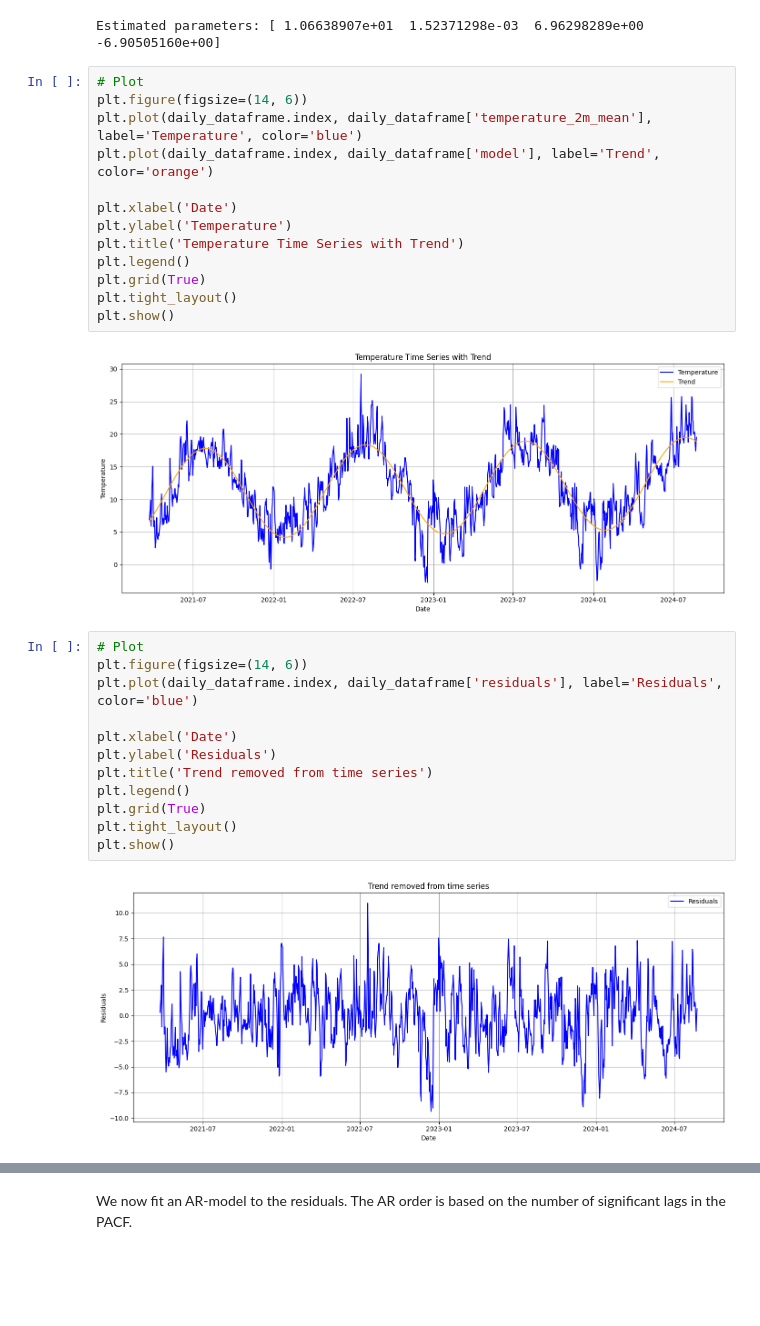
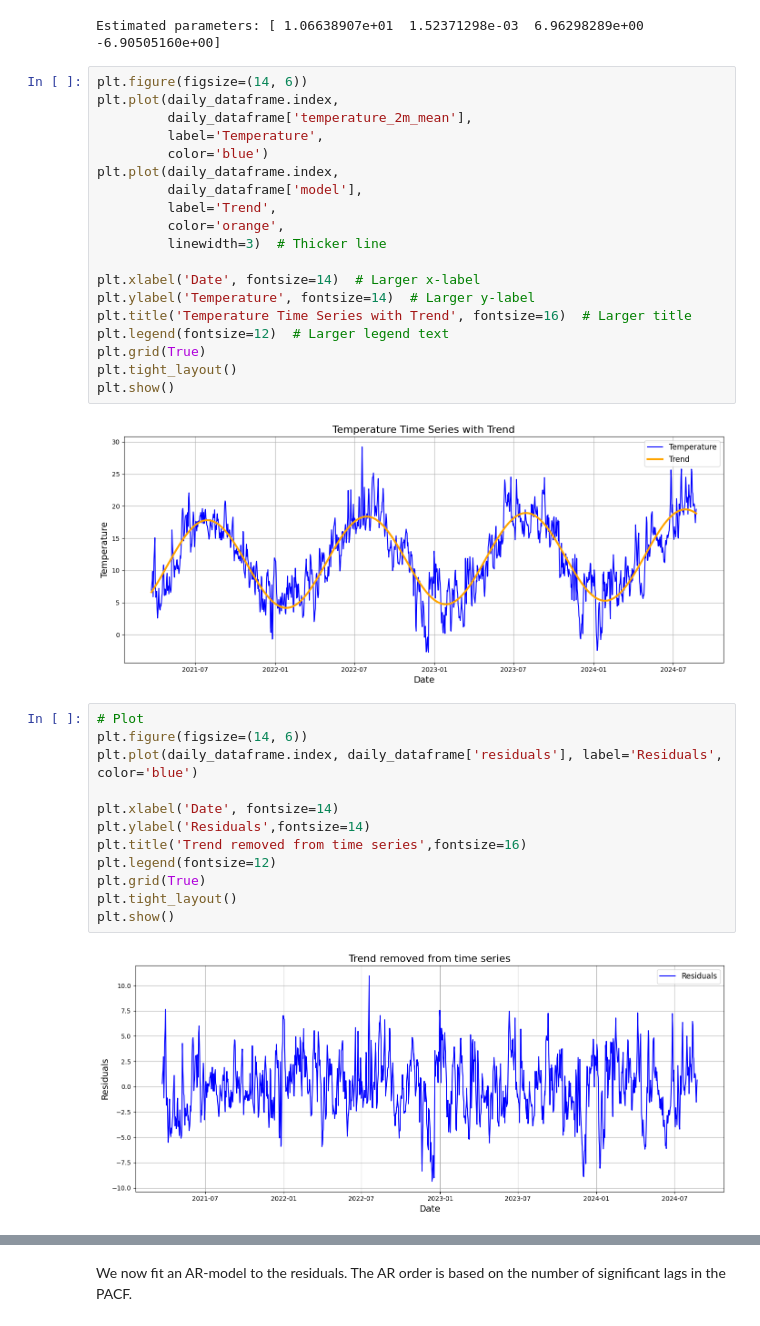
Before and after one commit to HetteWempe/comp_fin, a Jupyter notebook: ass2sc.ipynb, the cells around one changed output, grey strips where cells are left out. Drawn from its saved outputs; the diff is of its cells as text; blank space fills up the shorter version.

```diff
--- a/ass2sc.ipynb
+++ b/ass2sc.ipynb
@@ -239,31 +239,37 @@ print("Estimated parameters:", params_all)
 # %% [output]
 Estimated parameters: [ 1.06638907e+01  1.52371298e-03  6.96298289e+00 -6.90505160e+00]
 # %%
-# Plot
 plt.figure(figsize=(14, 6))
-plt.plot(daily_dataframe.index, daily_dataframe['temperature_2m_mean'], label='Temperature', color='blue')
-plt.plot(daily_dataframe.index, daily_dataframe['model'], label='Trend', color='orange')
+plt.plot(daily_dataframe.index,
+         daily_dataframe['temperature_2m_mean'],
+         label='Temperature',
+         color='blue')
+plt.plot(daily_dataframe.index,
+         daily_dataframe['model'],
+         label='Trend',
+         color='orange',
+         linewidth=3)  # Thicker line
 
-plt.xlabel('Date')
-plt.ylabel('Temperature')
-plt.title('Temperature Time Series with Trend')
-plt.legend()
+plt.xlabel('Date', fontsize=14)  # Larger x-label
+plt.ylabel('Temperature', fontsize=14)  # Larger y-label
+plt.title('Temperature Time Series with Trend', fontsize=16)  # Larger title
+plt.legend(fontsize=12)  # Larger legend text
 plt.grid(True)
 plt.tight_layout()
 plt.show()
 # %% [output]
-[figure, old version]
+[figure, new version]
 # %%
 # Plot
 plt.figure(figsize=(14, 6))
 plt.plot(daily_dataframe.index, daily_dataframe['residuals'], label='Residuals', color='blue')
 
-plt.xlabel('Date')
-plt.ylabel('Residuals')
-plt.title('Trend removed from time series')
-plt.legend()
+plt.xlabel('Date', fontsize=14)
+plt.ylabel('Residuals',fontsize=14)
+plt.title('Trend removed from time series',fontsize=16)
+plt.legend(fontsize=12)
 plt.grid(True)
 plt.tight_layout()
 plt.show()
 # %% [output]
-[figure, old version]
+[figure, new version]
```
Also changed, not shown: parts of 8 cells of this notebook, 1 other file.
